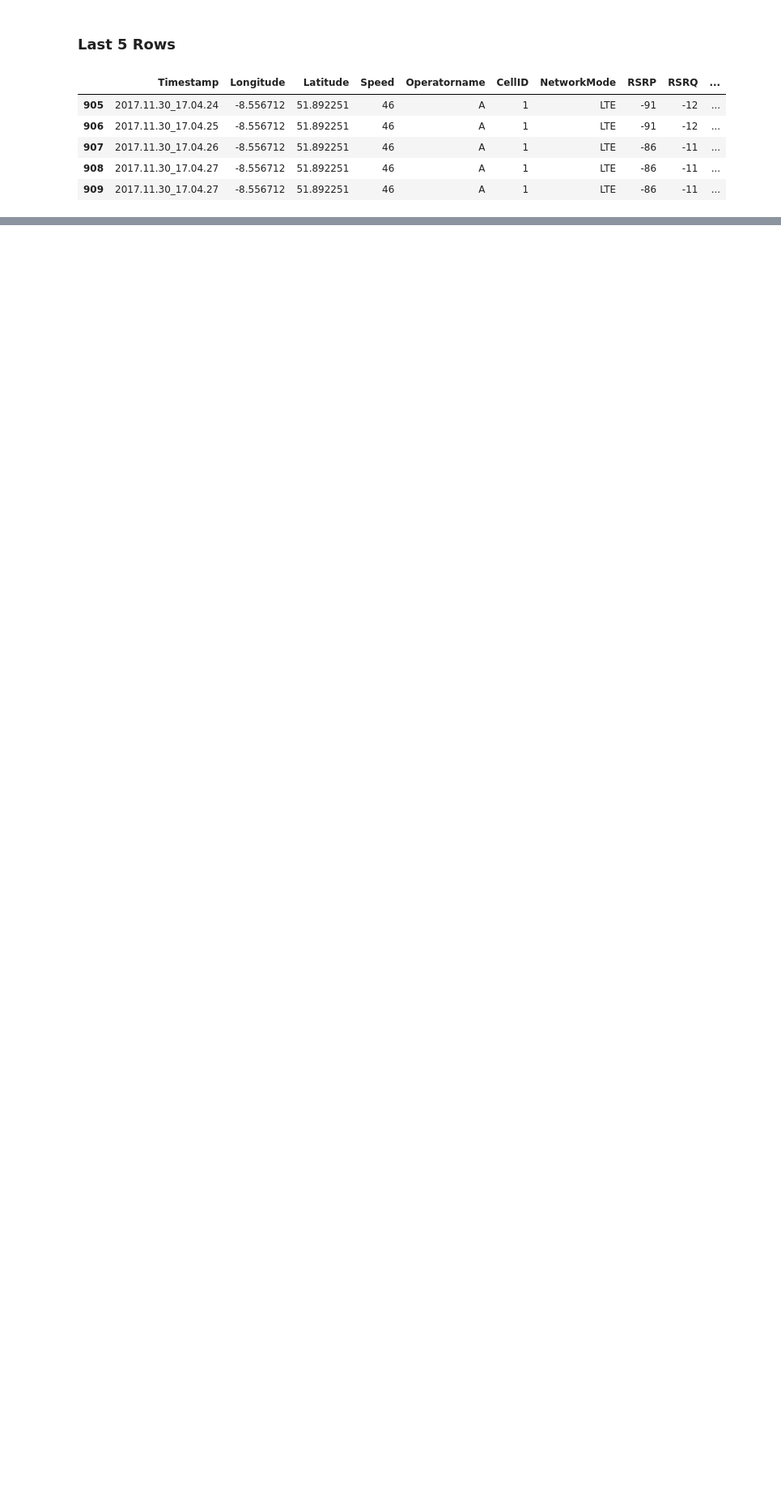
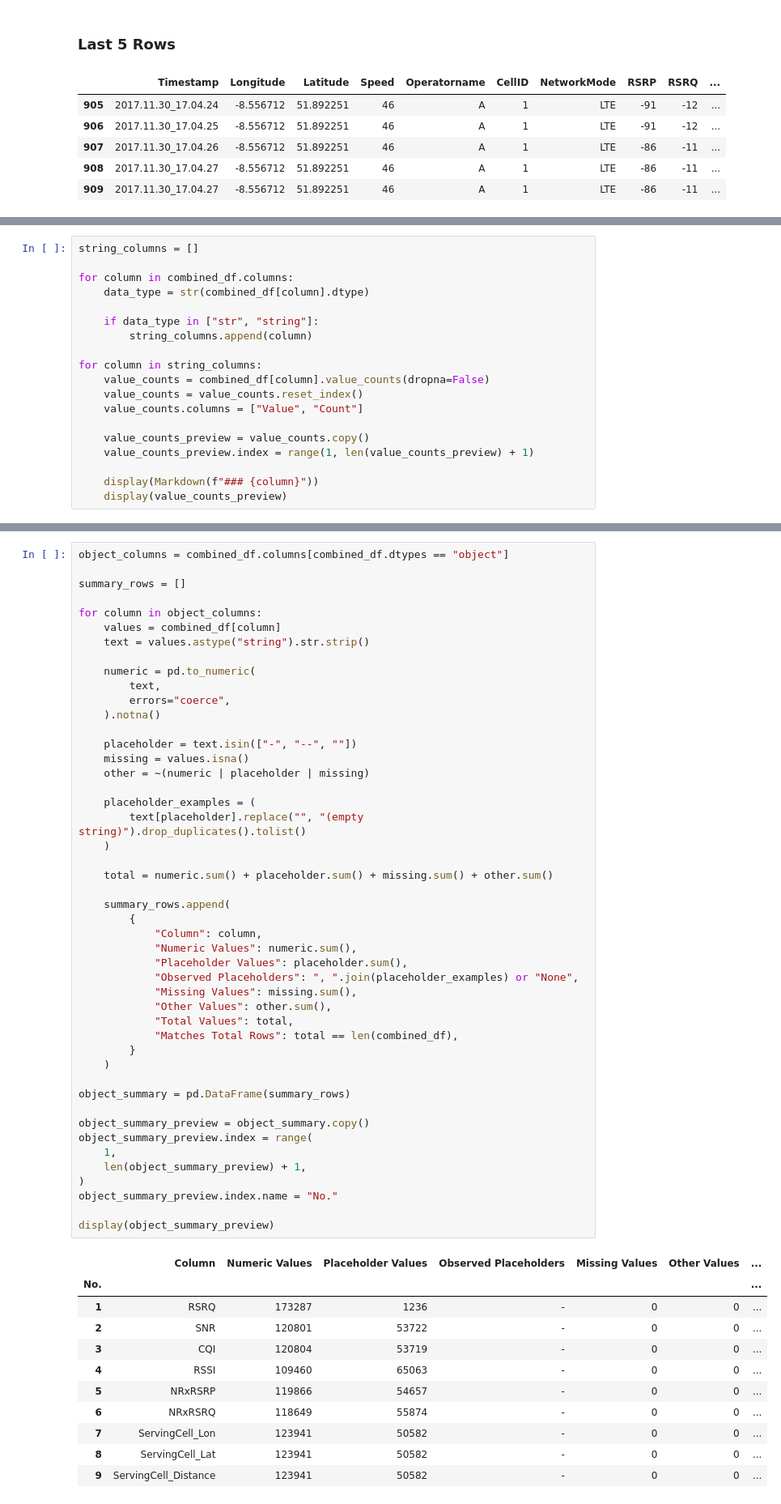
Before and after one commit to Zendin110206/4g-lte-throughput-prediction, a Jupyter notebook: notebooks/01_lte_throughput_analysis.ipynb, the cells around one changed output, grey strips where cells are left out. Shown at 81% size. Saved outputs shown, nothing was run; the diff lists cells and outputs as text; blank space fills up the shorter version.

```diff
--- a/notebooks/01_lte_throughput_analysis.ipynb
+++ b/notebooks/01_lte_throughput_analysis.ipynb
@@ -163,0 +387,19 @@ trace identifier before combining the files.
+# %%
+string_columns = []
+
+for column in combined_df.columns:
+    data_type = str(combined_df[column].dtype)
+
+    if data_type in ["str", "string"]:
+        string_columns.append(column)
+
+for column in string_columns:
+    value_counts = combined_df[column].value_counts(dropna=False)
+    value_counts = value_counts.reset_index()
+    value_counts.columns = ["Value", "Count"]
+
+    value_counts_preview = value_counts.copy()
+    value_counts_preview.index = range(1, len(value_counts_preview) + 1)
+
+    display(Markdown(f"### {column}"))
+    display(value_counts_preview)
@@ -163,0 +458,59 @@ trace identifier before combining the files.
+# %%
+object_columns = combined_df.columns[combined_df.dtypes == "object"]
+
+summary_rows = []
+
+for column in object_columns:
+    values = combined_df[column]
+    text = values.astype("string").str.strip()
+
+    numeric = pd.to_numeric(
+        text,
+        errors="coerce",
+    ).notna()
+
+    placeholder = text.isin(["-", "--", ""])
+    missing = values.isna()
+    other = ~(numeric | placeholder | missing)
+
+    placeholder_examples = (
+        text[placeholder].replace("", "(empty string)").drop_duplicates().tolist()
+    )
+
+    total = numeric.sum() + placeholder.sum() + missing.sum() + other.sum()
+
+    summary_rows.append(
+        {
+            "Column": column,
+            "Numeric Values": numeric.sum(),
+            "Placeholder Values": placeholder.sum(),
+            "Observed Placeholders": ", ".join(placeholder_examples) or "None",
+            "Missing Values": missing.sum(),
+            "Other Values": other.sum(),
+            "Total Values": total,
+            "Matches Total Rows": total == len(combined_df),
+        }
+    )
+
+object_summary = pd.DataFrame(summary_rows)
+
+object_summary_preview = object_summary.copy()
+object_summary_preview.index = range(
+    1,
+    len(object_summary_preview) + 1,
+)
+object_summary_preview.index.name = "No."
+
+display(object_summary_preview)
+# %% [output]
+|  | Column | Numeric Values | Placeholder Values | Observed Placeholders | Missing Values | Other Values | ... |
+| No. |  |  |  |  |  |  | ... |
+| 1 | RSRQ | 173287 | 1236 | - | 0 | 0 | ... |
+| 2 | SNR | 120801 | 53722 | - | 0 | 0 | ... |
+| 3 | CQI | 120804 | 53719 | - | 0 | 0 | ... |
+| 4 | RSSI | 109460 | 65063 | - | 0 | 0 | ... |
+| 5 | NRxRSRP | 119866 | 54657 | - | 0 | 0 | ... |
+| 6 | NRxRSRQ | 118649 | 55874 | - | 0 | 0 | ... |
+| 7 | ServingCell_Lon | 123941 | 50582 | - | 0 | 0 | ... |
+| 8 | ServingCell_Lat | 123941 | 50582 | - | 0 | 0 | ... |
+| 9 | ServingCell_Distance | 123941 | 50582 | - | 0 | 0 | ... |
```
Also changed, not shown: parts of 16 cells of this notebook.
